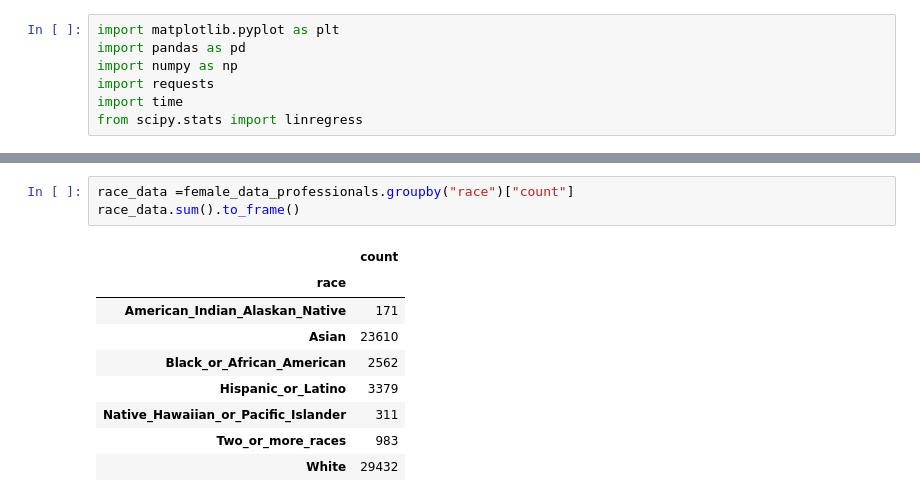
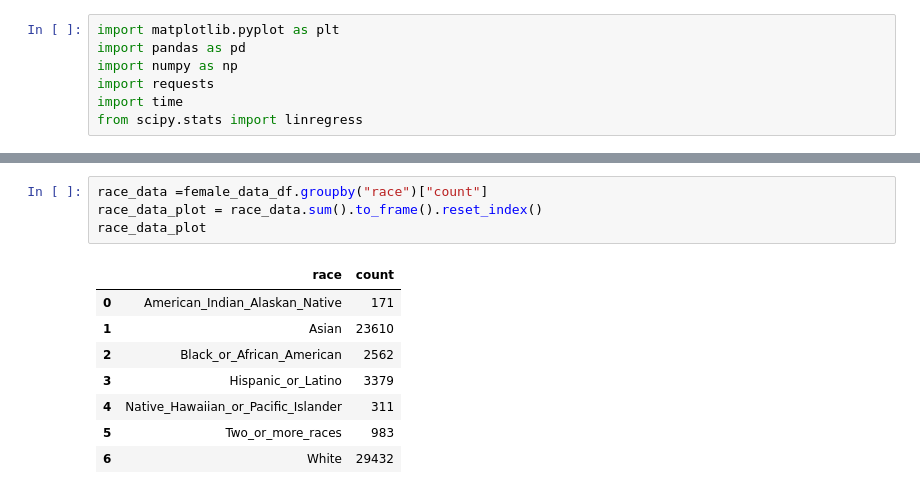
Before and after one commit to tritchlin/group-project1, a Jupyter notebook: project1.ipynb, the cells around one changed output, grey strips where cells are left out. Drawn from its saved outputs; the diff is of its cells as text.

```diff
--- a/project1.ipynb
+++ b/project1.ipynb
@@ -48,13 +35,13 @@ dtype: object
 # %%
-race_data =female_data_professionals.groupby("race")["count"]
-race_data.sum().to_frame()
+race_data =female_data_df.groupby("race")["count"]
+race_data_plot = race_data.sum().to_frame().reset_index()
+race_data_plot
 # %% [output]
-|  | count |
-| race |  |
-| American_Indian_Alaskan_Native | 171 |
-| Asian | 23610 |
-| Black_or_African_American | 2562 |
-| Hispanic_or_Latino | 3379 |
-| Native_Hawaiian_or_Pacific_Islander | 311 |
-| Two_or_more_races | 983 |
-| White | 29432 |
+|  | race | count |
+| 0 | American_Indian_Alaskan_Native | 171 |
+| 1 | Asian | 23610 |
+| 2 | Black_or_African_American | 2562 |
+| 3 | Hispanic_or_Latino | 3379 |
+| 4 | Native_Hawaiian_or_Pacific_Islander | 311 |
+| 5 | Two_or_more_races | 983 |
+| 6 | White | 29432 |
```
Also changed, not shown: parts of 3 cells of this notebook, 1 other file.
